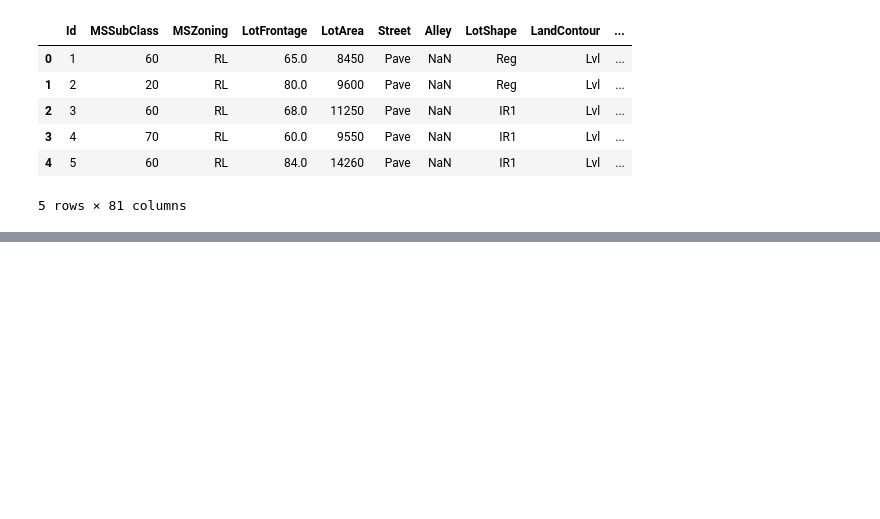
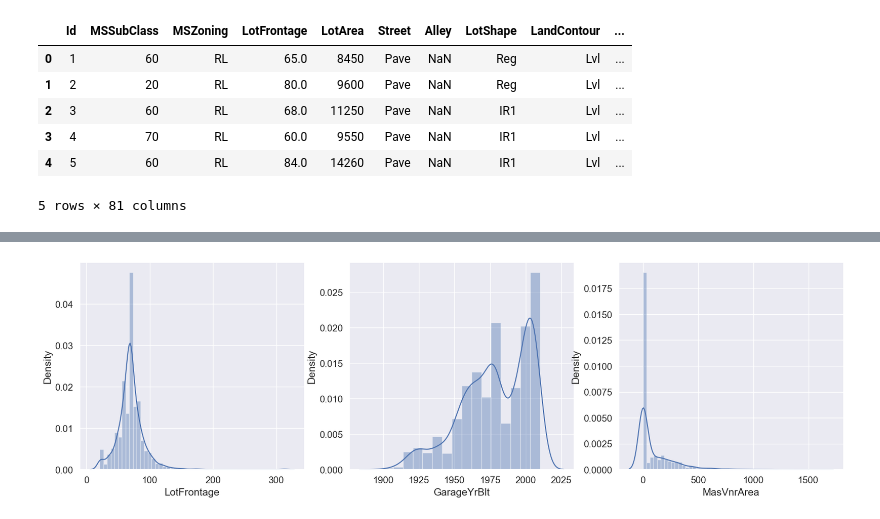
Before and after one commit to sarpsl/SurpriseHousing, a Jupyter notebook: AdvancedRegression.ipynb, the cells around one changed output, grey strips where cells are left out. Drawn from its saved outputs; the diff is of its cells as text; code cells hidden in the pictures; blank space fills up the shorter version.

```diff
--- a/AdvancedRegression.ipynb
+++ b/AdvancedRegression.ipynb
@@ -16,0 +114,4 @@ df.head()
+# %%
+# check for percentage missing values
+percent_missing = (df.isnull().sum() / df.isnull().count()*100).sort_values(ascending = False)
+percent_missing.head(20)
@@ -16,0 +136,11 @@ df.head()
+# %%
+# Here we are dropping Columns with high missing values ,above 40%
+percent_missing_threshold = 40
+
+missing_drop_columns = list(percent_missing.index[percent_missing > percent_missing_threshold])
+missing_other_columns = list(percent_missing.index[(percent_missing < percent_missing_threshold) & (percent_missing > 0)])
+missing_numerical_columns = list(df[missing_other_columns].select_dtypes(include=np.number).columns)
+missing_categorical_columns = list(df[missing_other_columns].select_dtypes(include=object).columns)
+# %%
+# dropping top missing value columns basing on 40% threshold
+df.drop(missing_drop_columns, axis=1, inplace=True)
@@ -16,0 +160,18 @@ df.head()
+# %%
+# outlier noticed, so imputing with median
+df['LotFrontage']= df.LotFrontage.fillna(df.LotFrontage.median())
+# no visual outlier noticed, so imputing with mean
+df['GarageYrBlt']= df.GarageYrBlt.fillna(df.GarageYrBlt.mean())
+# outlier noticed, so imputing with median
+df['MasVnrArea']= df.MasVnrArea.fillna(df.MasVnrArea.median())
+# %%
+# visualize numerical columns after imputing
+plt.figure(figsize=(20, 12))
+
+for i,c in enumerate(missing_numerical_columns):
+    plt.subplot(2,3,i+1)
+    sns.distplot(df[c])
+
+plt.show()
+# %% [output]
+[figure, added]
```
Also changed, not shown: parts of 63 cells of this notebook.
